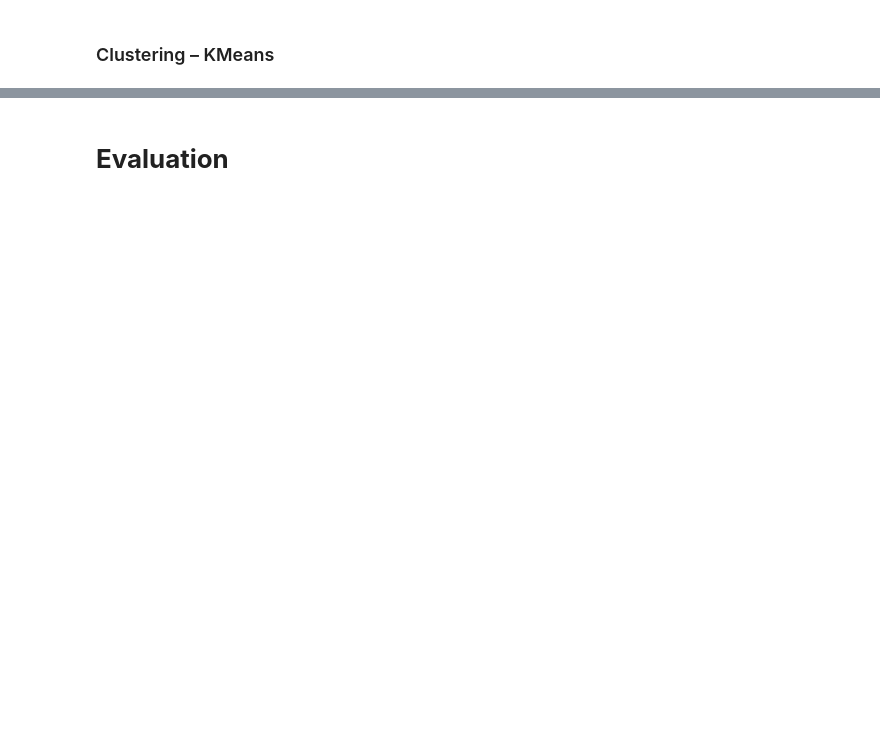
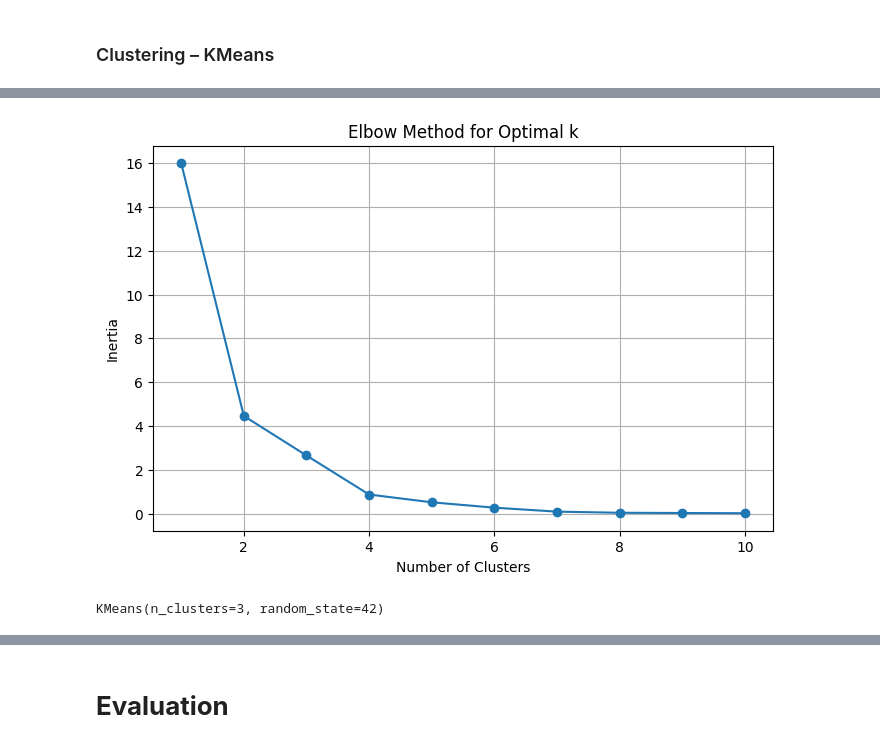
Before and after one commit to fir-aff/TuBes_DatMin_Kel-9, a Jupyter notebook: Tubes_Damin.ipynb, the cells around one changed output, grey strips where cells are left out. Saved outputs shown, nothing was run; the diff lists cells and outputs as text; code cells hidden in the pictures; blank space fills up the shorter version.

```diff
--- a/Tubes_Damin.ipynb
+++ b/Tubes_Damin.ipynb
@@ -302,0 +335,29 @@ plt.show()
+# %%
+u = df.groupby("Product Name")["Units Sold"].mean().reset_index()
+# %%
+scaler = StandardScaler()
+X = scaler.fit_transform(u[["Units Sold"]])
+# %%
+inertia = []
+k_range = range(1, 11)
+
+for k in k_range:
+    kmeans = KMeans(n_clusters=k, random_state=42)
+    kmeans.fit(X)
+    inertia.append(kmeans.inertia_)
+# %%
+plt.figure(figsize=(8, 5))
+plt.plot(k_range, inertia, marker='o')
+plt.title("Elbow Method for Optimal k")
+plt.xlabel("Number of Clusters")
+plt.ylabel("Inertia")
+plt.grid(True)
+plt.show()
+# %% [output]
+[figure, added]
+# %%
+model = KMeans(n_clusters=3, random_state=42)
+u["Cluster"] = model.fit_predict(X)
+model.fit(X)
+# %% [output]
+KMeans(n_clusters=3, random_state=42)
```
Also changed, not shown: parts of 20 cells of this notebook, 5 other files.
